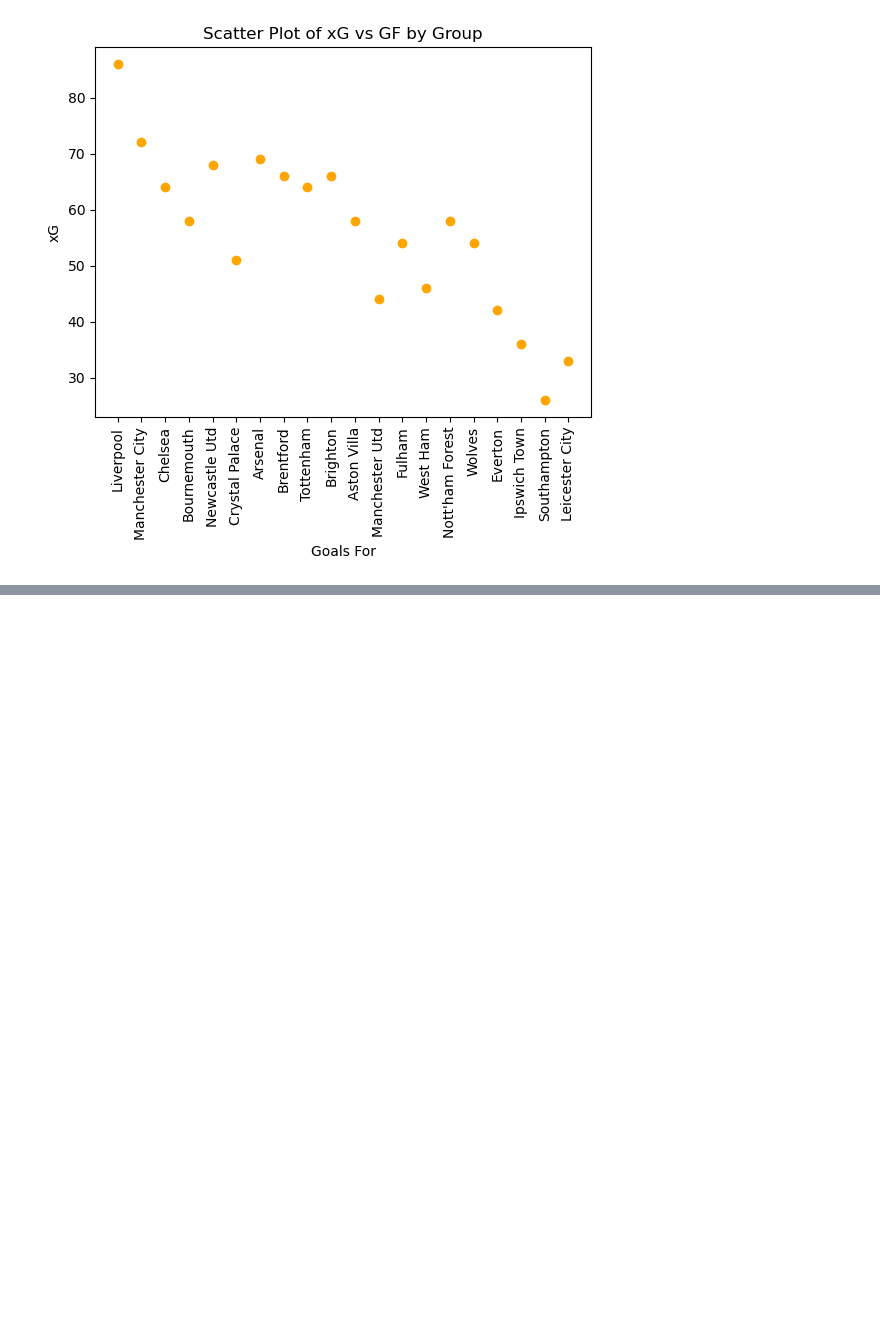
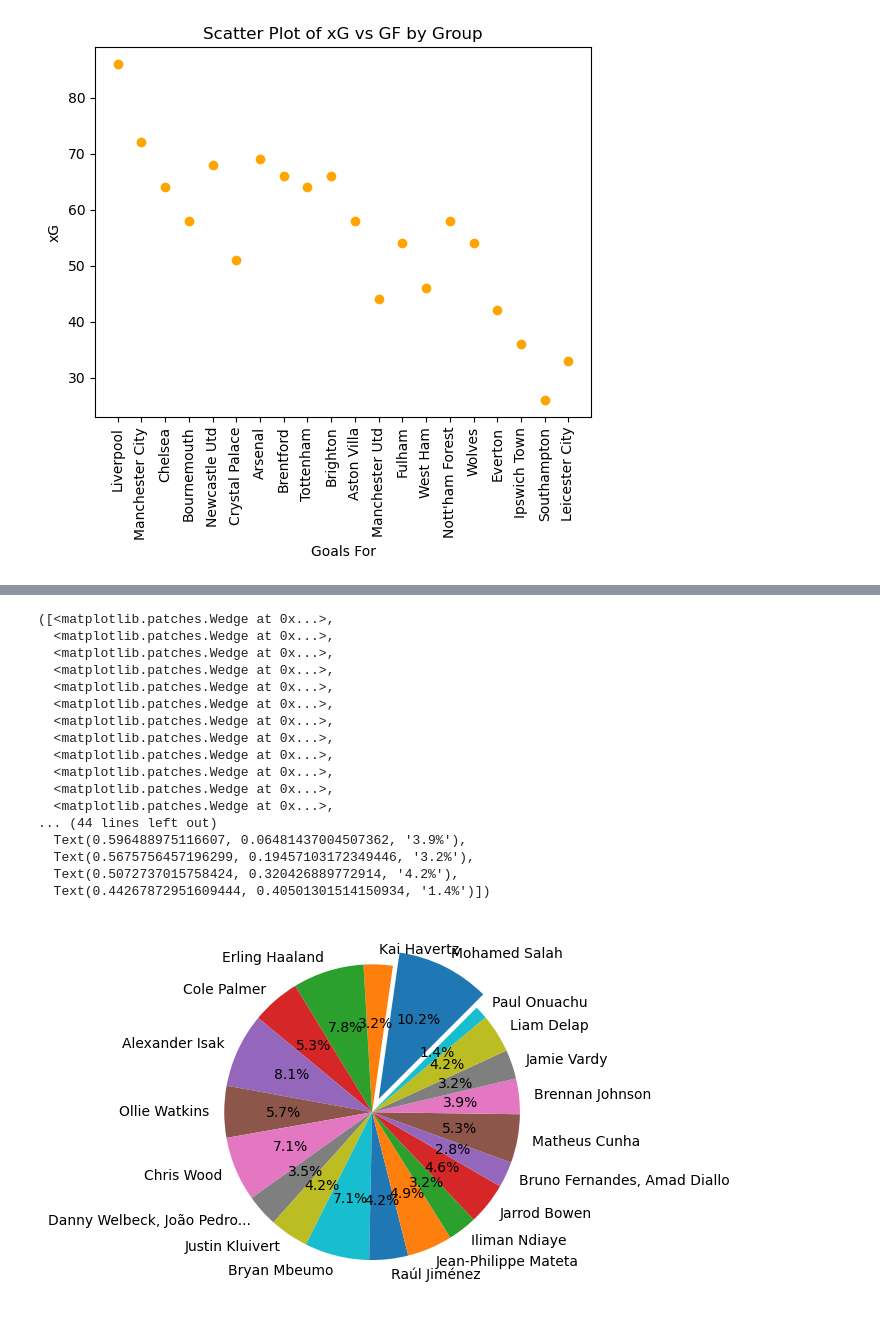
Before and after one commit to vastech73/Liverpool-2025, a Jupyter notebook: Liverpool_graph.ipynb, the cells around one changed output, grey strips where cells are left out. Cells and saved outputs as stored; diff of their text form; code cells hidden in the pictures; blank space fills up the shorter version.

```diff
--- a/Liverpool_graph.ipynb
+++ b/Liverpool_graph.ipynb
@@ -188,0 +242,21 @@ plt.show()
+# %%
+plt.pie(df['Goals Scored'], labels=df['Goal Scorer'], autopct='%1.1f%%', startangle=45,explode=explode)
+# %% [output]
+([<matplotlib.patches.Wedge at 0x...>,
+  <matplotlib.patches.Wedge at 0x...>,
+  <matplotlib.patches.Wedge at 0x...>,
+  <matplotlib.patches.Wedge at 0x...>,
+  <matplotlib.patches.Wedge at 0x...>,
+  <matplotlib.patches.Wedge at 0x...>,
+  <matplotlib.patches.Wedge at 0x...>,
+  <matplotlib.patches.Wedge at 0x...>,
+  <matplotlib.patches.Wedge at 0x...>,
+  <matplotlib.patches.Wedge at 0x...>,
+  <matplotlib.patches.Wedge at 0x...>,
+  <matplotlib.patches.Wedge at 0x...>,
+... (44 lines left out)
+  Text(0.596488975116607, 0.06481437004507362, '3.9%'),
+  Text(0.5675756457196299, 0.19457103172349446, '3.2%'),
+  Text(0.5072737015758424, 0.320426889772914, '4.2%'),
+  Text(0.44267872951609444, 0.40501301514150934, '1.4%')])
+[figure, added]
```
Also changed, not shown: parts of 5 cells of this notebook.
